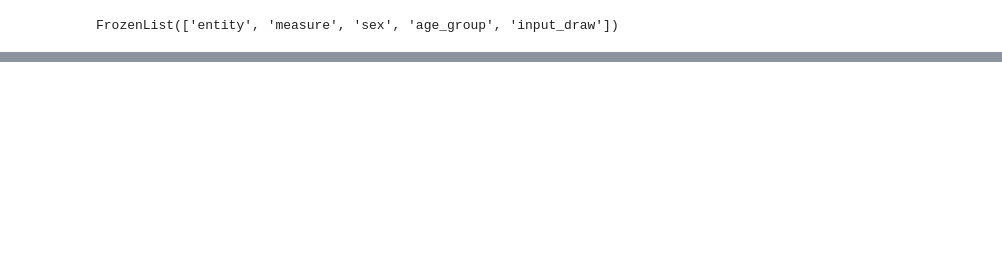
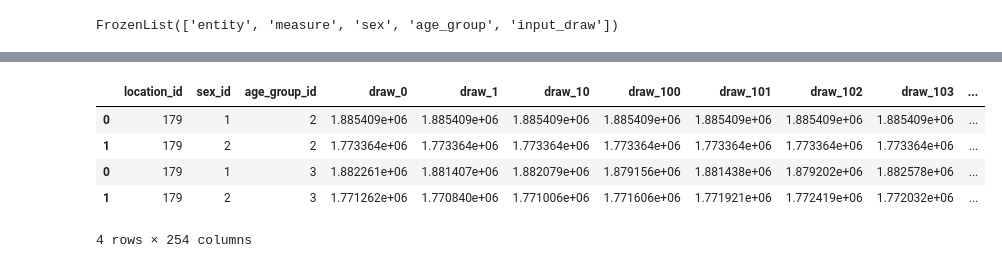
Before and after one commit to ihmeuw/vivarium_gates_mncnh, a Jupyter notebook: src/vivarium_gates_mncnh/validation/vc_notebooks/neonatal_checks.ipynb, the cells around one changed output, grey strips where cells are left out. Drawn from its saved outputs; the diff is of its cells as text; code cells hidden in the pictures; blank space fills up the shorter version.

```diff
--- a/src/vivarium_gates_mncnh/validation/vc_notebooks/neonatal_checks.ipynb
+++ b/src/vivarium_gates_mncnh/validation/vc_notebooks/neonatal_checks.ipynb
@@ -208,0 +306,5 @@ vc.plot_comparison(
+# %%
+# Cache adjust birth counts for weight aggregation
+gbd_enn_0 = gbd_enn_0.reset_index()
+gbd_enn_0["age_group_id"] = 2
+gbd_enn_0
@@ -208,0 +315,7 @@ vc.plot_comparison(
+# %%
+enn_draw_pop = pd.DataFrame(
+    {draw: gbd_enn_0['population'] for draw in draw_cols}
+).reset_index(drop=True)
+# enn_draw_pop["age_group_id"] = 2
+# enn_draw_pop["year_id"] = 2023
+enn_draw_pop
@@ -208,0 +327,5 @@ vc.plot_comparison(
+# %%
+enn_pop = pd.concat([gbd_enn_0, enn_draw_pop], axis=1)
+enn_pop['year_id'] = 2023
+enn_pop = enn_pop.drop(columns='population')
+enn_pop
@@ -208,0 +337,4 @@ vc.plot_comparison(
+# %%
+gbd_lnn_0 = gbd_lnn_0.reset_index()
+gbd_lnn_0 = gbd_lnn_0[["location_id", "sex_id", "age_group_id", "year_id"] + draw_cols]
+gbd_lnn_0
@@ -208,0 +346,10 @@ vc.plot_comparison(
+# %%
+sepsis_adjusted_birth_counts = pd.concat([enn_pop, gbd_lnn_0])
+sepsis_adjusted_birth_counts
+# %% [output]
+|  | location_id | sex_id | age_group_id | draw_0 | draw_1 | draw_10 | draw_100 | draw_101 | draw_102 | draw_103 | ... |
+| 0 | 179 | 1 | 2 | 1.885409e+06 | 1.885409e+06 | 1.885409e+06 | 1.885409e+06 | 1.885409e+06 | 1.885409e+06 | 1.885409e+06 | ... |
+| 1 | 179 | 2 | 2 | 1.773364e+06 | 1.773364e+06 | 1.773364e+06 | 1.773364e+06 | 1.773364e+06 | 1.773364e+06 | 1.773364e+06 | ... |
+| 0 | 179 | 1 | 3 | 1.882261e+06 | 1.881407e+06 | 1.882079e+06 | 1.879156e+06 | 1.881438e+06 | 1.879202e+06 | 1.882578e+06 | ... |
+| 1 | 179 | 2 | 3 | 1.771262e+06 | 1.770840e+06 | 1.771006e+06 | 1.771606e+06 | 1.771921e+06 | 1.772419e+06 | 1.772032e+06 | ... |
+4 rows × 254 columns
```
Also changed, not shown: parts of 22 cells of this notebook.
